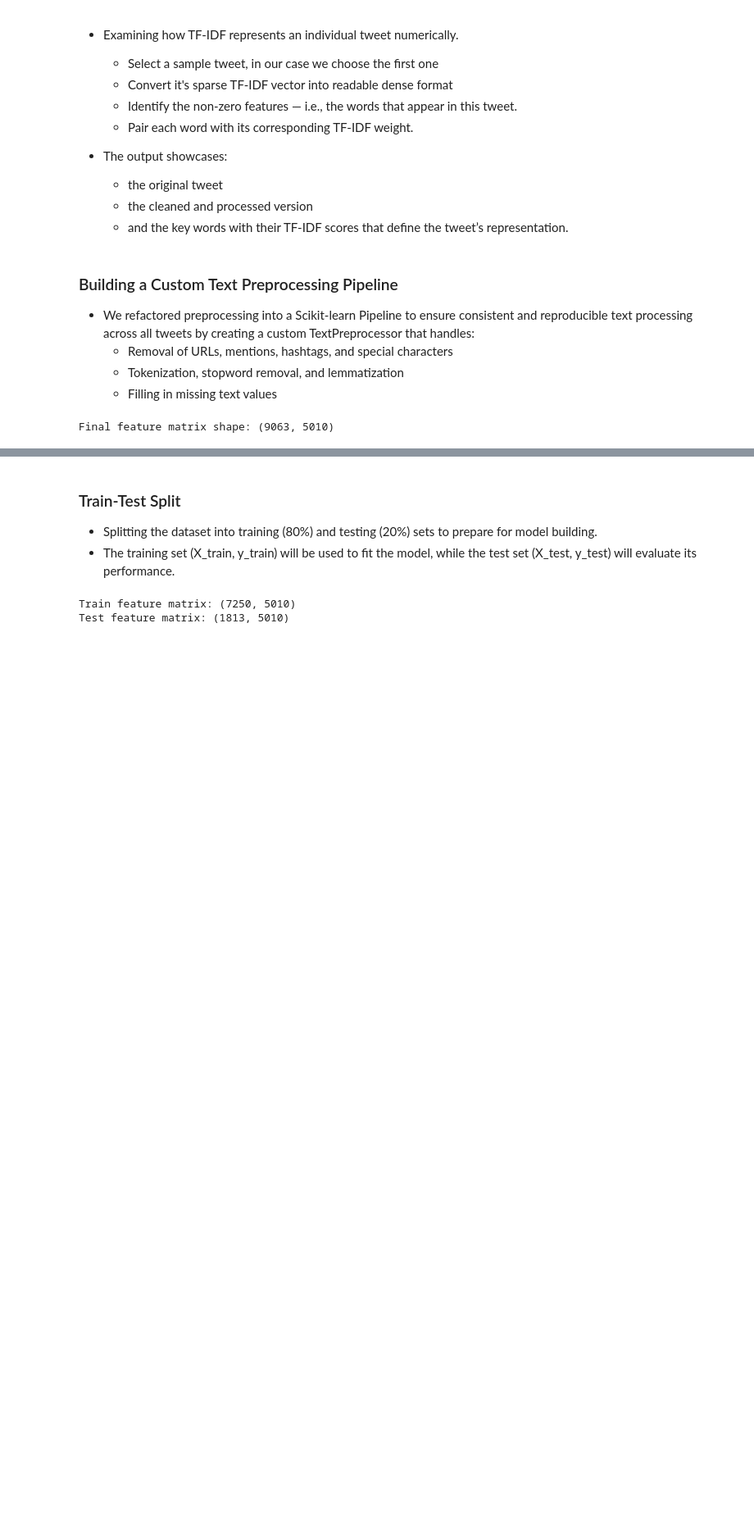
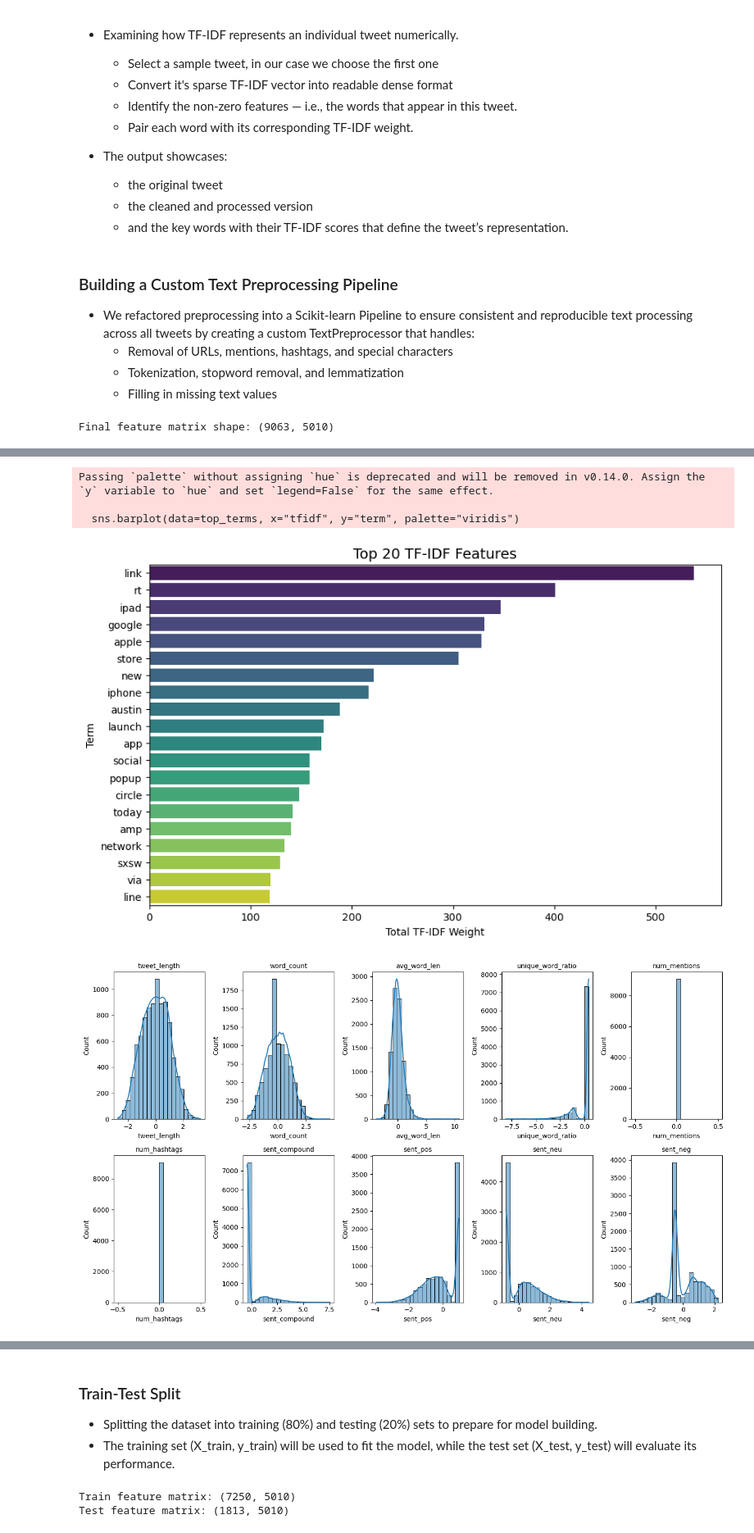
Before and after one commit to Hafsa-mohamed-Ad3n/Sentimental-Analysis-of-Tweets, a Jupyter notebook: tweets_analysis.ipynb, the cells around one changed output, grey strips where cells are left out. Shown at 82% size. Cells and saved outputs as stored; diff of their text form; code cells hidden in the pictures; blank space fills up the shorter version.

```diff
--- a/tweets_analysis.ipynb
+++ b/tweets_analysis.ipynb
@@ -104,16 +104,6 @@ dtypes: object(3)
 memory usage: 213.2+ KB
 # %% [markdown]
 #### Handling Missing Values
-# %%
-# Removing any rows where the tweet text is missing, because a tweet with no text is useless for sentiment analysis.
-df.dropna(subset=["tweet_text"], inplace=True)
-
-# Instead of dropping missing values in the emotion_in_tweet_is_directed_at column, we fill them with 'Unknown'
-
-df.fillna({'emotion_in_tweet_is_directed_at': 'Unknown'}, inplace=True)
-
-# Reset index
-df.reset_index(drop=True, inplace=True)
 # %%
 df.isna().sum()
 # %% [output]
@@ -158,6 +148,2 @@ All duplicate rows (including originals):
 | 23 | Really enjoying the changes in Go... | Android App | Positive emotion |
 | 3949 | Really enjoying the changes in Go... | Android App | Positive emotion |
-# %%
-# Drop duplicates
-df.drop_duplicates(inplace=True)
-df.shape
@@ -501,0 +458,53 @@ Final feature matrix shape: (9063, 5010)
+# %%
+import matplotlib.pyplot as plt
+import seaborn as sns
+
+# -------------------------------
+# 1. Top TF-IDF Features
+# -------------------------------
+def plot_top_tfidf_features(tfidf_vectorizer, X_tfidf, top_n=20):
+    # Sum TF-IDF values across all documents
+    sums = X_tfidf.sum(axis=0).A1
+    terms = tfidf_vectorizer.get_feature_names_out()
+    data = pd.DataFrame({"term": terms, "tfidf": sums})
+    top_terms = data.sort_values("tfidf", ascending=False).head(top_n)
+
+    plt.figure(figsize=(10, 6))
+    sns.barplot(data=top_terms, x="tfidf", y="term", palette="viridis")
+    plt.title(f"Top {top_n} TF-IDF Features", fontsize=14)
+    plt.xlabel("Total TF-IDF Weight")
+    plt.ylabel("Term")
+    plt.show()
+
+# Call it
+tfidf_vectorizer = preprocessing_pipeline.named_steps["features"].transformer_list[0][1].named_steps["tfidf"]
+X_tfidf = preprocessing_pipeline.named_steps["features"].transformer_list[0][1].transform(df_final)
+plot_top_tfidf_features(tfidf_vectorizer, X_tfidf, top_n=20)
+
+# -------------------------------
+# 2. Engineered Feature Distributions
+# -------------------------------
+def plot_engineered_features(X_features_df, engineered_feature_names):
+    plt.figure(figsize=(14, 8))
+    for i, col in enumerate(engineered_feature_names, 1):
+        plt.subplot(2, 5, i)  # 2 rows x 5 cols
+        sns.histplot(X_features_df[col], kde=True, bins=20)
+        plt.title(col, fontsize=10)
+        plt.tight_layout()
+    plt.show()
+
+plot_engineered_features(X_features_df, engineered_feature_names)
+
+# -------------------------------
+# 3. Correlation Heatmap (engineered features only)
+# -------------------------------
+plt.figure(figsize=(8, 6))
+sns.heatmap(X_features_df[engineered_feature_names].corr(), annot=True, cmap="coolwarm", center=0)
+plt.title("Correlation between Engineered Features", fontsize=14)
+plt.show()
+# %% [output]
+Passing `palette` without assigning `hue` is deprecated and will be removed in v0.14.0. Assign the `y` variable to `hue` and set `legend=False` for the same effect.
+
+  sns.barplot(data=top_terms, x="tfidf", y="term", palette="viridis")
+[figure, added]
+[figure, added]
```
Also changed, not shown: parts of 8 cells of this notebook.
